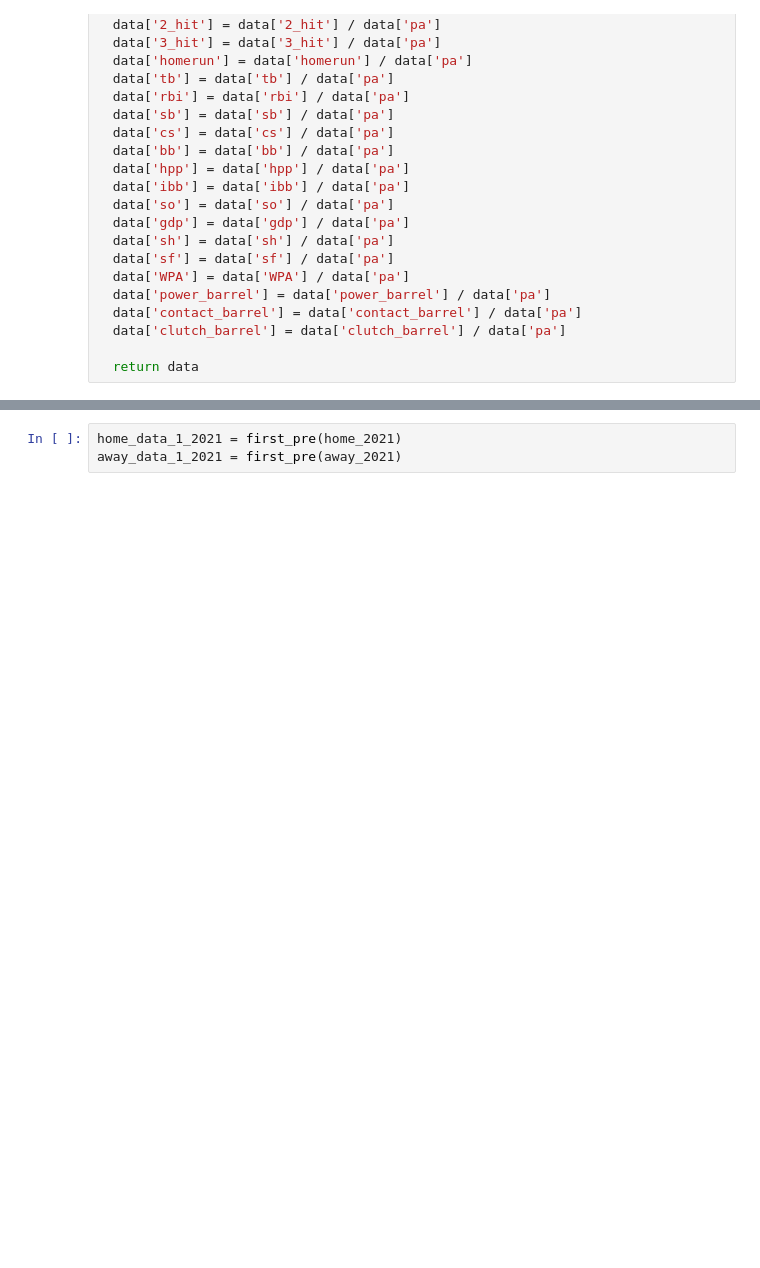
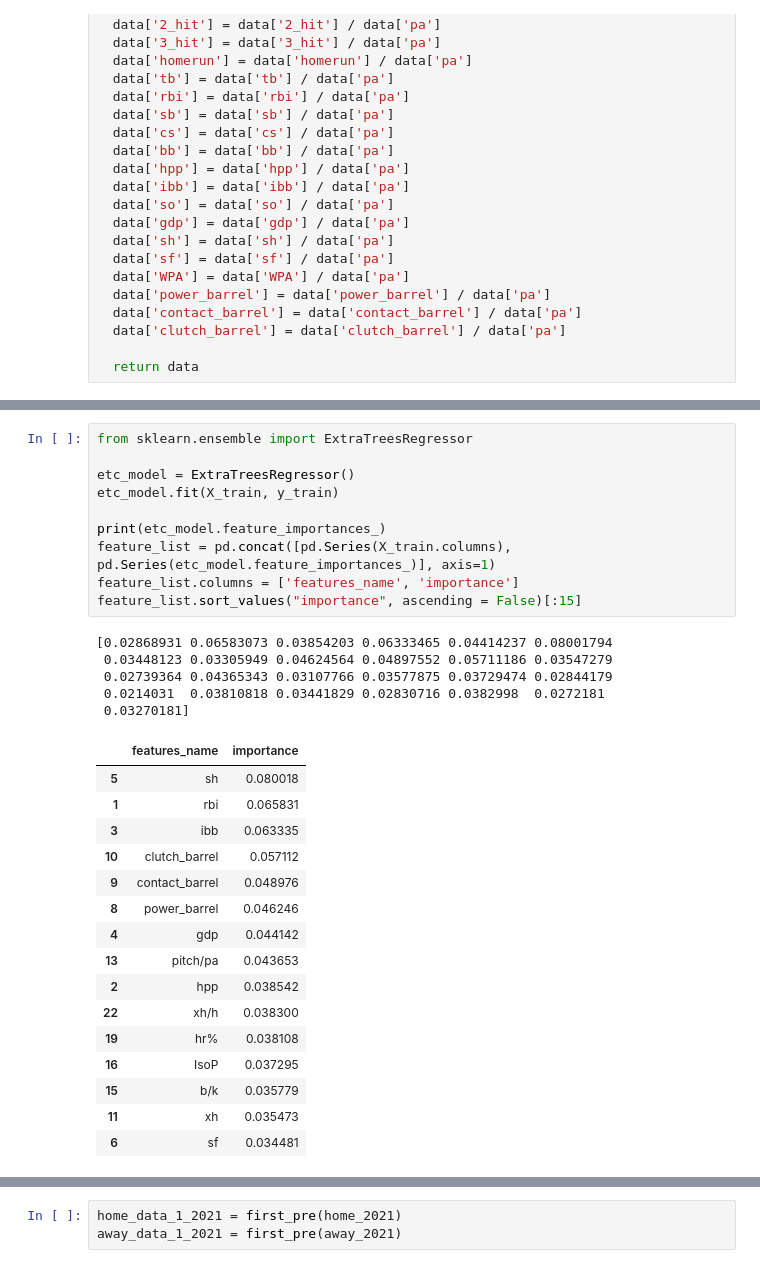
Before and after one commit to KimGriezmann/Bigcontest_2021, a Jupyter notebook: working_space_JaeHong/feature_selection.ipynb, the cells around one changed output, grey strips where cells are left out. Saved outputs shown, nothing was run; the diff lists cells and outputs as text; blank space fills up the shorter version.

```diff
--- a/working_space_JaeHong/feature_selection.ipynb
+++ b/working_space_JaeHong/feature_selection.ipynb
@@ -279,0 +405,32 @@ def make_percentage(data):
+# %%
+from sklearn.ensemble import ExtraTreesRegressor
+
+etc_model = ExtraTreesRegressor()
+etc_model.fit(X_train, y_train)
+
+print(etc_model.feature_importances_)
+feature_list = pd.concat([pd.Series(X_train.columns), pd.Series(etc_model.feature_importances_)], axis=1)
+feature_list.columns = ['features_name', 'importance']
+feature_list.sort_values("importance", ascending = False)[:15]
+# %% [output]
+[0.02868931 0.06583073 0.03854203 0.06333465 0.04414237 0.08001794
+ 0.03448123 0.03305949 0.04624564 0.04897552 0.05711186 0.03547279
+ 0.02739364 0.04365343 0.03107766 0.03577875 0.03729474 0.02844179
+ 0.0214031  0.03810818 0.03441829 0.02830716 0.0382998  0.0272181
+ 0.03270181]
+|  | features_name | importance |
+| 5 | sh | 0.080018 |
+| 1 | rbi | 0.065831 |
+| 3 | ibb | 0.063335 |
+| 10 | clutch_barrel | 0.057112 |
+| 9 | contact_barrel | 0.048976 |
+| 8 | power_barrel | 0.046246 |
+| 4 | gdp | 0.044142 |
+| 13 | pitch/pa | 0.043653 |
+| 2 | hpp | 0.038542 |
+| 22 | xh/h | 0.038300 |
+| 19 | hr% | 0.038108 |
+| 16 | IsoP | 0.037295 |
+| 15 | b/k | 0.035779 |
+| 11 | xh | 0.035473 |
+| 6 | sf | 0.034481 |
```
Also changed, not shown: parts of 19 cells of this notebook.
